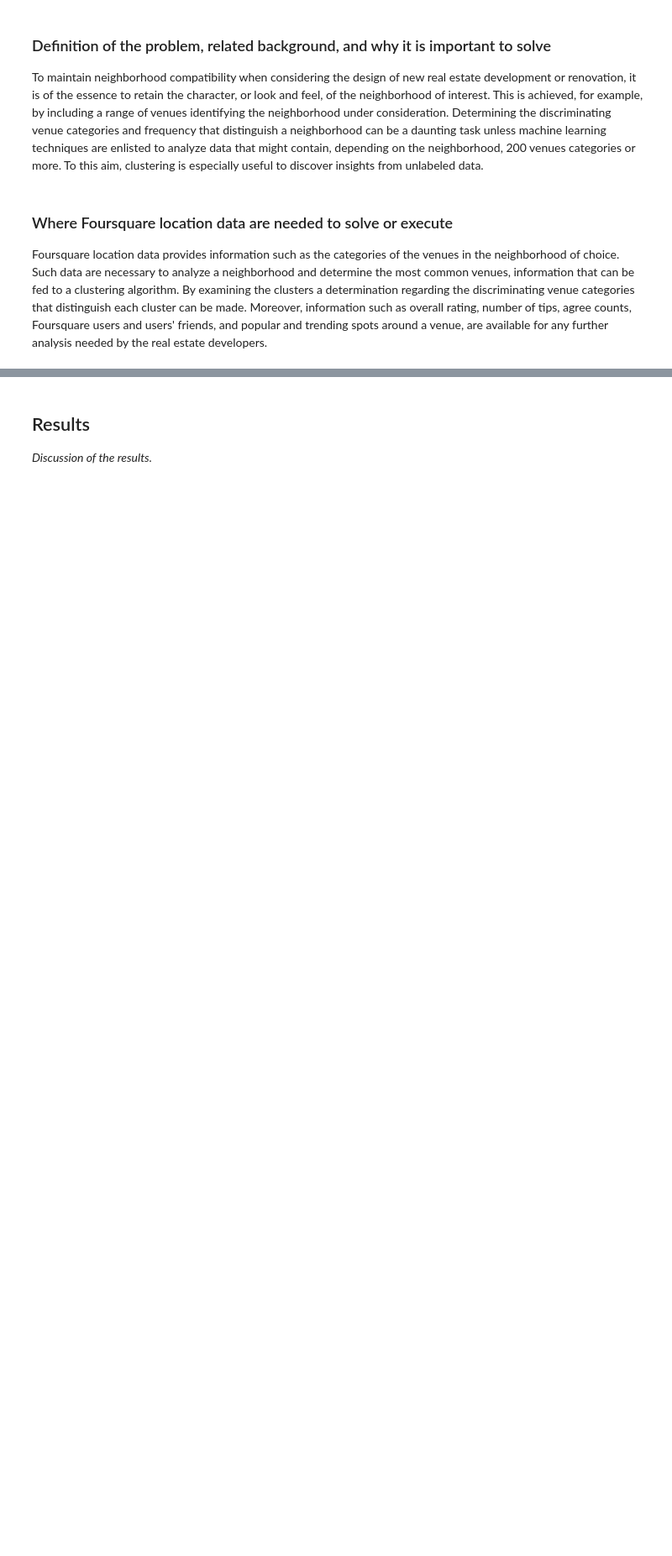
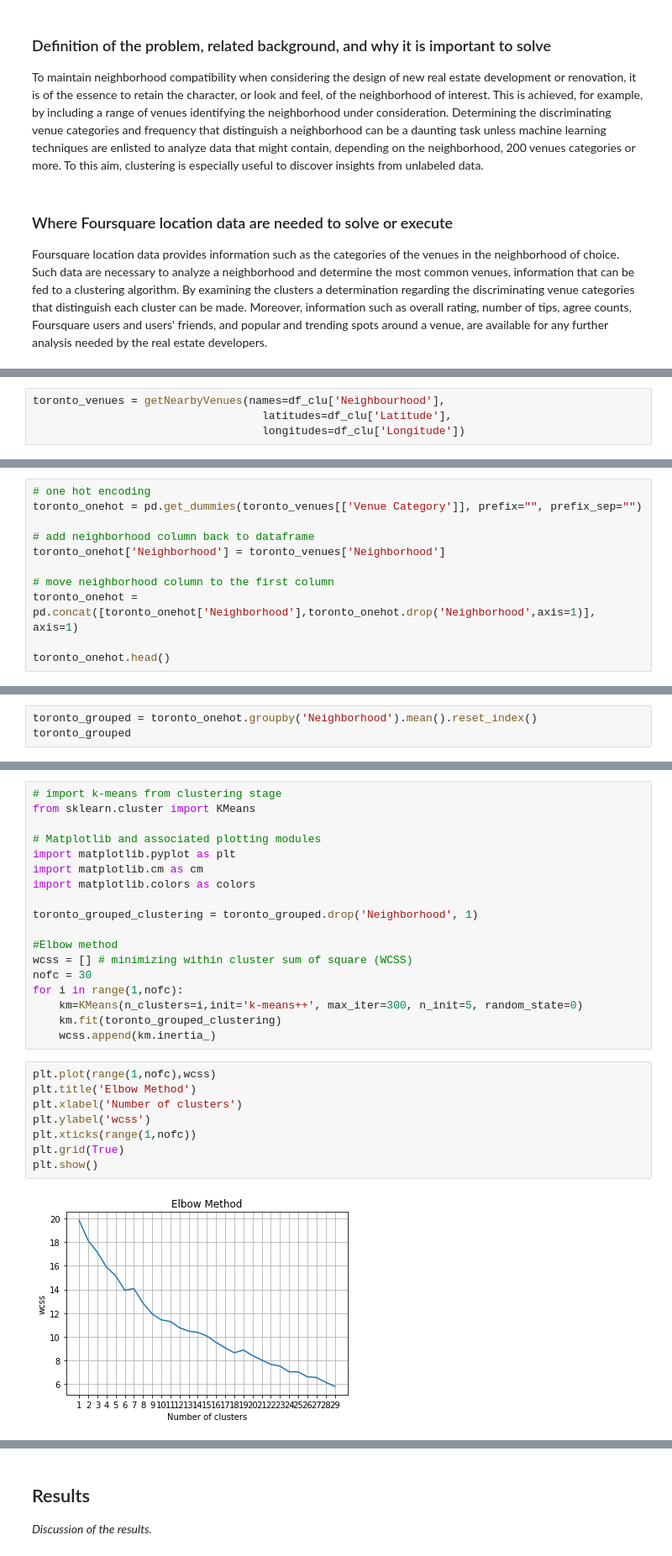
Before and after one commit to valeriomarra/IBM-Data-Science-Professional-Certificate-Specialization, a Jupyter notebook: 6-Applied Data Science - The Battle of Neighborhoods.ipynb, the cells around one changed output, grey strips where cells are left out. Shown at 84% size. Cells and saved outputs as stored; diff of their text form; blank space fills up the shorter version.

```diff
--- a/6-Applied Data Science - The Battle of Neighborhoods.ipynb
+++ b/6-Applied Data Science - The Battle of Neighborhoods.ipynb
@@ -33,0 +327,4 @@ _Discussion and description of performed exploratory data analysis and inferenti
+# %%
+toronto_venues = getNearbyVenues(names=df_clu['Neighbourhood'],
+                                   latitudes=df_clu['Latitude'],
+                                   longitudes=df_clu['Longitude'])
@@ -33,0 +406,11 @@ _Discussion and description of performed exploratory data analysis and inferenti
+# %%
+# one hot encoding
+toronto_onehot = pd.get_dummies(toronto_venues[['Venue Category']], prefix="", prefix_sep="")
+
+# add neighborhood column back to dataframe
+toronto_onehot['Neighborhood'] = toronto_venues['Neighborhood']
+
+# move neighborhood column to the first column
+toronto_onehot = pd.concat([toronto_onehot['Neighborhood'],toronto_onehot.drop('Neighborhood',axis=1)], axis=1)
+
+toronto_onehot.head()
@@ -33,0 +426,3 @@ _Discussion and description of performed exploratory data analysis and inferenti
+# %%
+toronto_grouped = toronto_onehot.groupby('Neighborhood').mean().reset_index()
+toronto_grouped
@@ -33,0 +519,28 @@ _Discussion and description of performed exploratory data analysis and inferenti
+# %%
+# import k-means from clustering stage
+from sklearn.cluster import KMeans
+
+# Matplotlib and associated plotting modules
+import matplotlib.pyplot as plt
+import matplotlib.cm as cm
+import matplotlib.colors as colors
+
+toronto_grouped_clustering = toronto_grouped.drop('Neighborhood', 1)
+
+#Elbow method
+wcss = [] # minimizing within cluster sum of square (WCSS)
+nofc = 30
+for i in range(1,nofc):
+    km=KMeans(n_clusters=i,init='k-means++', max_iter=300, n_init=5, random_state=0)
+    km.fit(toronto_grouped_clustering)
+    wcss.append(km.inertia_)
+# %%
+plt.plot(range(1,nofc),wcss)
+plt.title('Elbow Method')
+plt.xlabel('Number of clusters')
+plt.ylabel('wcss')
+plt.xticks(range(1,nofc))
+plt.grid(True)
+plt.show()
+# %% [output]
+[figure, added]
```
Also changed, not shown: parts of 114 cells of this notebook.
